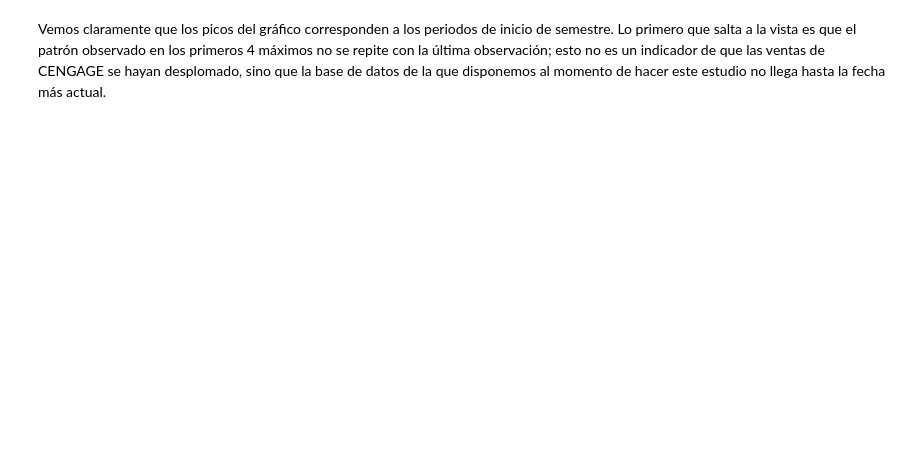
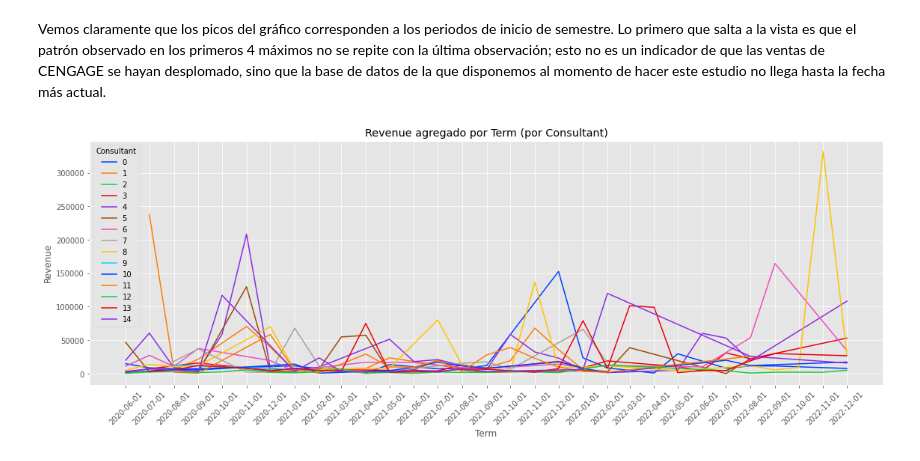
Before and after one commit to JuanEcheagaray75/CENGAGE-Sales-Analysis, a Jupyter notebook: project/reto.ipynb, the cells around one changed output. Drawn from its saved outputs; the diff is of its cells as text; code cells hidden in the pictures; blank space fills up the shorter version.

```diff
--- a/project/reto.ipynb
+++ b/project/reto.ipynb
@@ -226,2 +227,10 @@ plt.plot(agg_revenue_term.index[peaks], agg_revenue_term[peaks], "*", markersize
 # %% [markdown]
 Vemos claramente que los picos del gráfico corresponden a los periodos de inicio de semestre. Lo primero que salta a la vista es que el patrón observado en los primeros 4 máximos no se repite con la última observación; esto no es un indicador de que las ventas de CENGAGE se hayan desplomado, sino que la base de datos de la que disponemos al momento de hacer este estudio no llega hasta la fecha más actual.
+# %%
+plt.figure(figsize=(19, 6))
+# Seabrorn agrega los datos en este paso?
+ax = sns.lineplot(x='Term', y='Revenue', hue='Consultant', data=df, legend='full', ci=None, palette='bright')
+plt.xticks(agg_revenue_term.index, rotation=45);
+ax.set_title('Revenue agregado por Term (por Consultant)');
+# %% [output]
+[figure, added]
```
Also changed, not shown: parts of 2 cells of this notebook.
